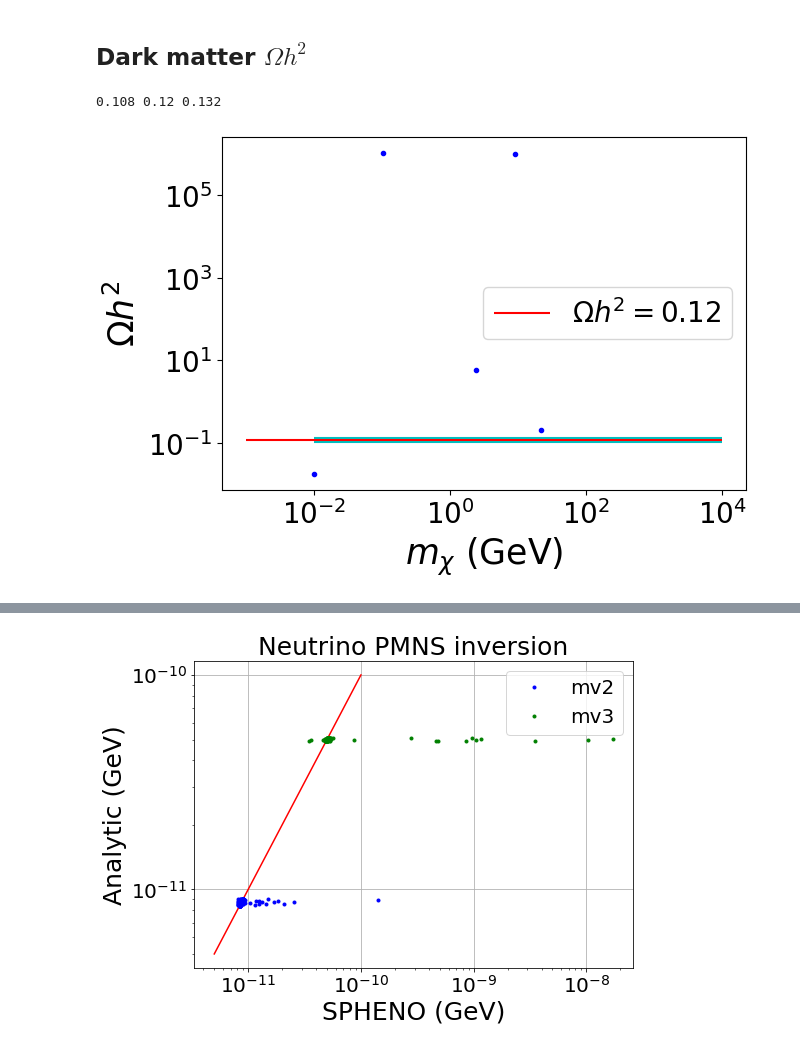
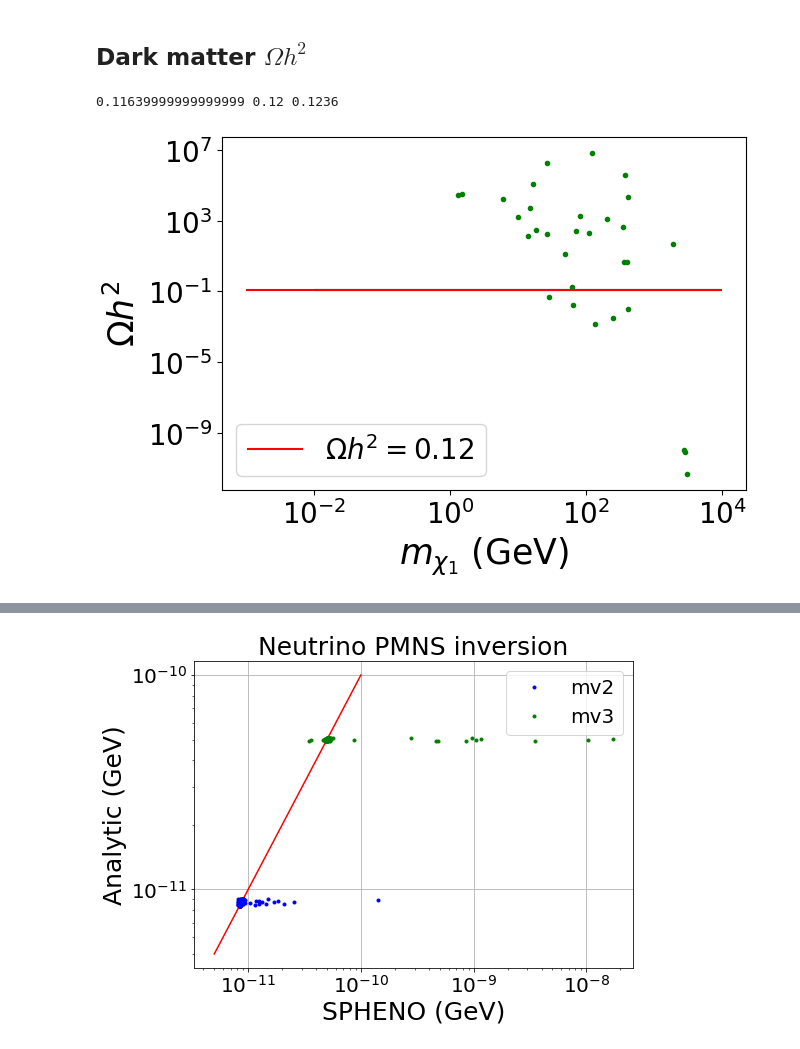
Before and after one commit to davidsuarezr/MDEO, a Jupyter notebook: random-scan-v1.ipynb, the cells around one changed output, grey strips where cells are left out. Drawn from its saved outputs; the diff is of its cells as text; code cells hidden in the pictures.

```diff
--- a/random-scan-v1.ipynb
+++ b/random-scan-v1.ipynb
@@ -213,31 +240,34 @@ xd.shape
 ## Dark matter $\Omega h^2$
 # %%
 #Experimental values for DM:Planck results 2018
-e = 10
+e = 3
 Omega = 0.1200
 Omega_min=Omega - e*0.0012
 Omega_max=Omega + e*0.0012
 print( Omega_min, Omega,Omega_max)
 # %% [output]
-0.108 0.12 0.132
+0.11639999999999999 0.12 0.1236
 # %%
 #xd = xd[np.logical_and(xd.Omega > Omega_min, xd.Omega < Omega_max)]
 # %%
 plt.figure(figsize=(7,5))
 
-plt.loglog(xd.mXi_1,xd.Omega1,'b.')
+#plt.loglog(xd.vX*xd.Yc/np.sqrt(2.),xd.Omega1,'b.')
+#plt.loglog(xd.mXi_1,xd.Omega2,'g.')
+plt.loglog(xd.mXi_1,xd.Omega1+xd.Omega2,'g.')
 
 plt.hlines(Omega_max,1e-2,1e4, 'c',label=r'')
 plt.hlines(Omega_min,1e-2,1e4, 'c',label=r'')
 
 plt.hlines(Omega,1e-3,1e4, 'r',label=r'$\Omega h^2=$0.12')
 
-plt.xlabel(r'$m_{\chi}$ (GeV)',size=25)
+plt.xlabel(r'$m_{\chi_1}$ (GeV)',size=25)
 plt.ylabel(r'$\Omega h^2$',size=25)
 plt.legend()
 
 #plt.ylim(Omega_min,Omega_max)
+#plt.ylim(0.10,0.15)
 
 plt.tight_layout()
 # %% [output]
-[figure, old version]
+[figure, new version]
```
Also changed, not shown: parts of 11 cells of this notebook, 3 other files.
